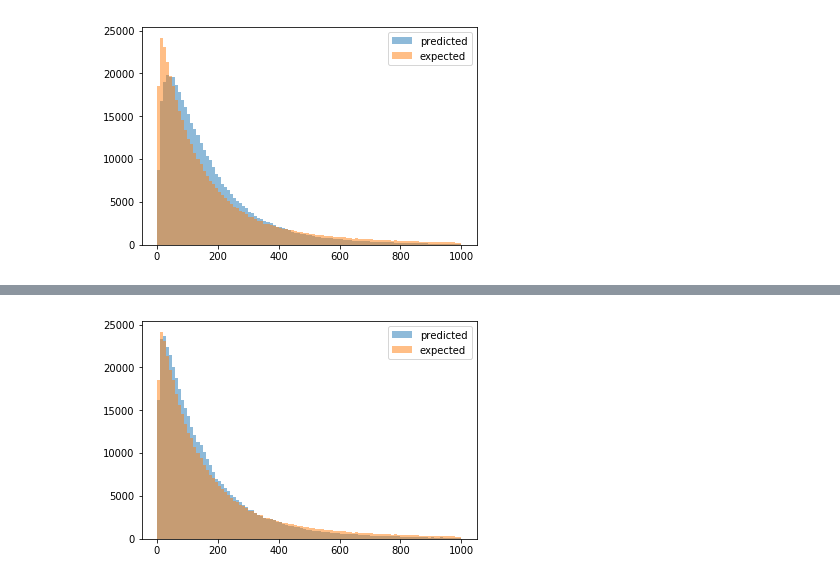
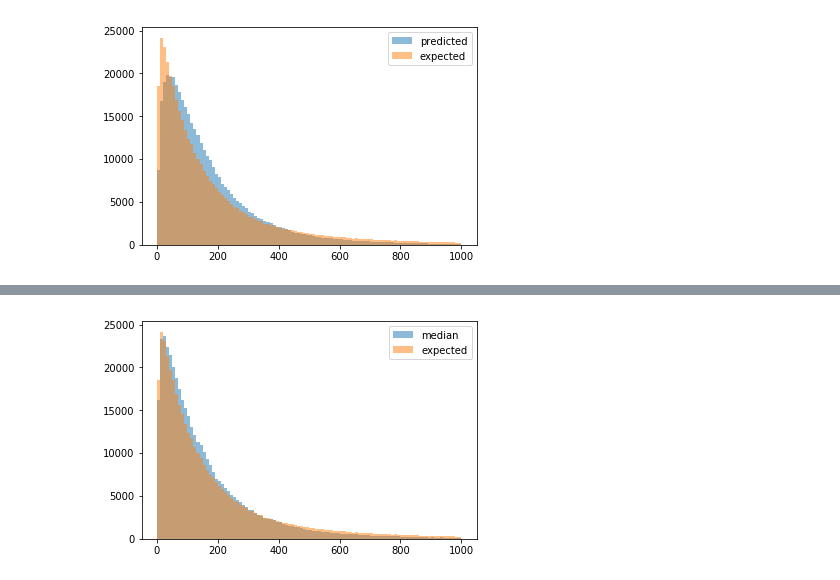
Before and after one commit to kandluis/ipython, a Jupyter notebook: Wikipedia API.ipynb, the cells around one changed output, grey strips where cells are left out. Cells and saved outputs as stored; diff of their text form; code cells hidden in the pictures.

Commit message:
new model predictions

```diff
--- a/Wikipedia API.ipynb
+++ b/Wikipedia API.ipynb
@@ -819,0 +667,5 @@ Done with 100.00 percent.
+# %%
+# Continue training with smaller penalization.
+model_last_logs.learn_rate = 0.02
+model_last_logs.regularization = 0.1
+model_last_logs.learn(passes=100, test=validation_set)
@@ -819,0 +691,4 @@ Done with 100.00 percent.
+# %%
+# Just optimize parameters that work.
+model_last_logs.regularization = 0.09
+model_last_logs.learn(passes=100, test=validation_set)
@@ -879,0 +733,6 @@ plt.hist(e_l, bins=100)
+# %%
+# Compare to the user median train set.
+user_median = train_set.groupby('user').quantile(.5)
+artist_median = train_set.groupby('artist').quantile(.5)
+user_mean = train_set.groupby('user').mean()
+artist_mean = train_set.groupby('artist').mean()
@@ -879,0 +742,20 @@ plt.hist(e_l, bins=100)
+# %%
+# Make predictions for the validation set based on median, mean, geometric mean, and log media.
+from collections import defaultdict
+median_preds = defaultdict(dict)
+mean_preds = defaultdict(dict)
+geometric_median_preds = defaultdict(dict)
+geometric_mean_preds = defaultdict(dict)
+
+for _, row in validation_set.iterrows():
+    user = row['user']
+    artist = row['artist']
+    median_preds[user][artist] = user_median['plays'][user]
+    mean_preds[user][artist] = user_mean['plays'][user]
+    geometric_median_preds[user][artist] = np.exp(user_median['log_plays'][user])
+    geometric_mean_preds[user][artist] = np.exp(user_mean['log_plays'][user])
+
+median_preds, _ = extract_expected_and_preds(median_preds, validation_set, column='plays')
+mean_preds, _ = extract_expected_and_preds(mean_preds, validation_set, column='plays')
+geometric_median_preds, _ = extract_expected_and_preds(geometric_median_preds, validation_set, column='plays')
+geometric_mean_preds, _ = extract_expected_and_preds(geometric_mean_preds, validation_set, column='plays')
@@ -920,10 +835,13 @@ Median ABS ERR: 136.089596823
 # %%
-plt.hist(median_preds, bins=100, alpha=0.5, label='predicted', range=(0,1000))
+plt.hist(median_preds, bins=100, alpha=0.5, label='median', range=(0,1000))
+#plt.hist(mean_preds, bins=100, alpha=0.5, label='mean', range=(0,1000))
+#plt.hist(geometric_median_preds, bins=100, alpha=0.5, label='geo median', range=(0,1000))
+#plt.hist(geometric_mean_preds, bins=100, alpha=0.5, label='geo mean', range=(0,1000))
 plt.hist(e_f, bins=100, alpha=0.5, label='expected', range=(0,1000))
 plt.legend(loc='upper right')
 plt.show()
 # %% [output]
-[figure, old version]
+[figure, new version]
 # %%
 model_last = Model(train_set, column='plays')
 # %%
```
Also changed, not shown: parts of 72 cells of this notebook, 1 other file.
